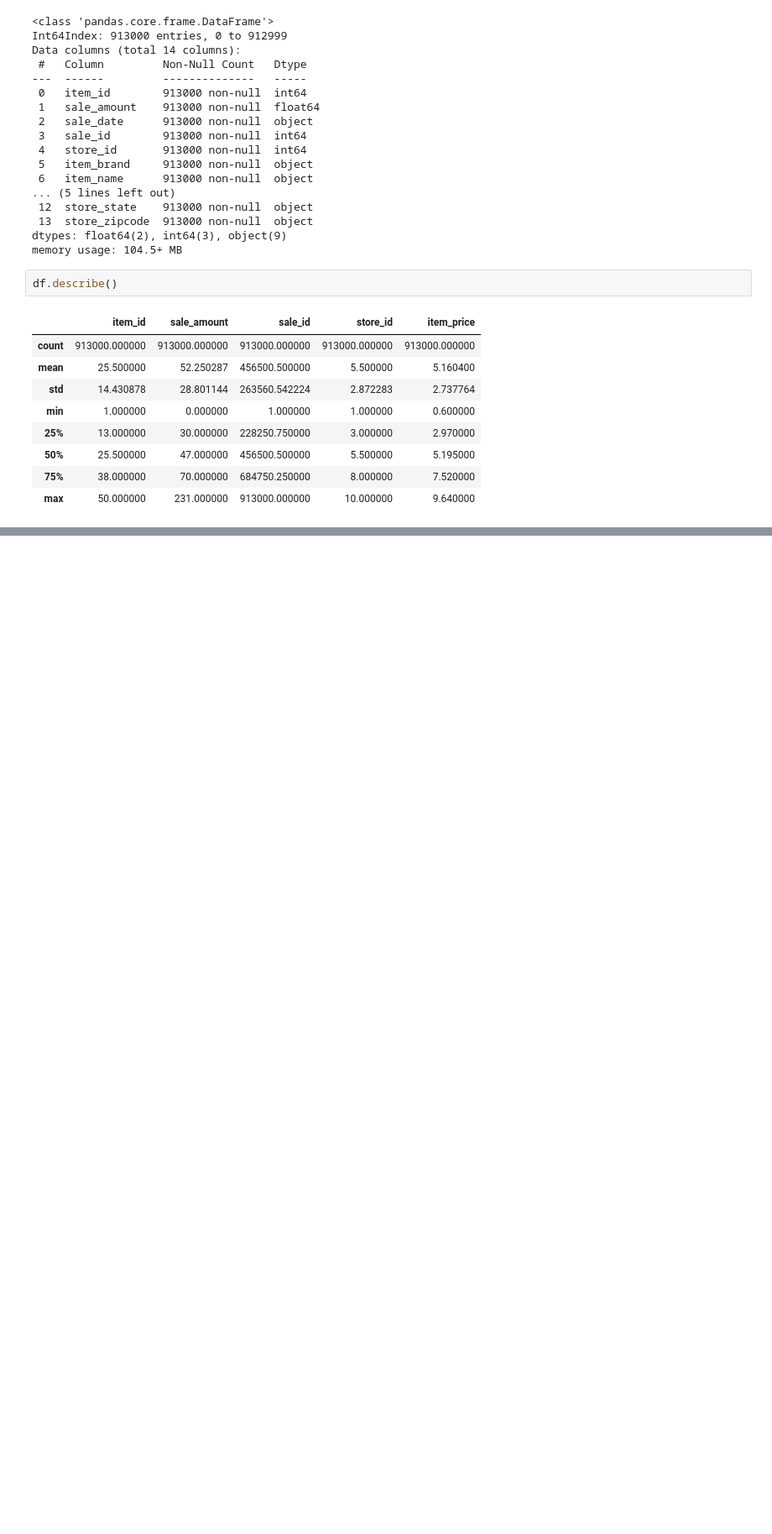
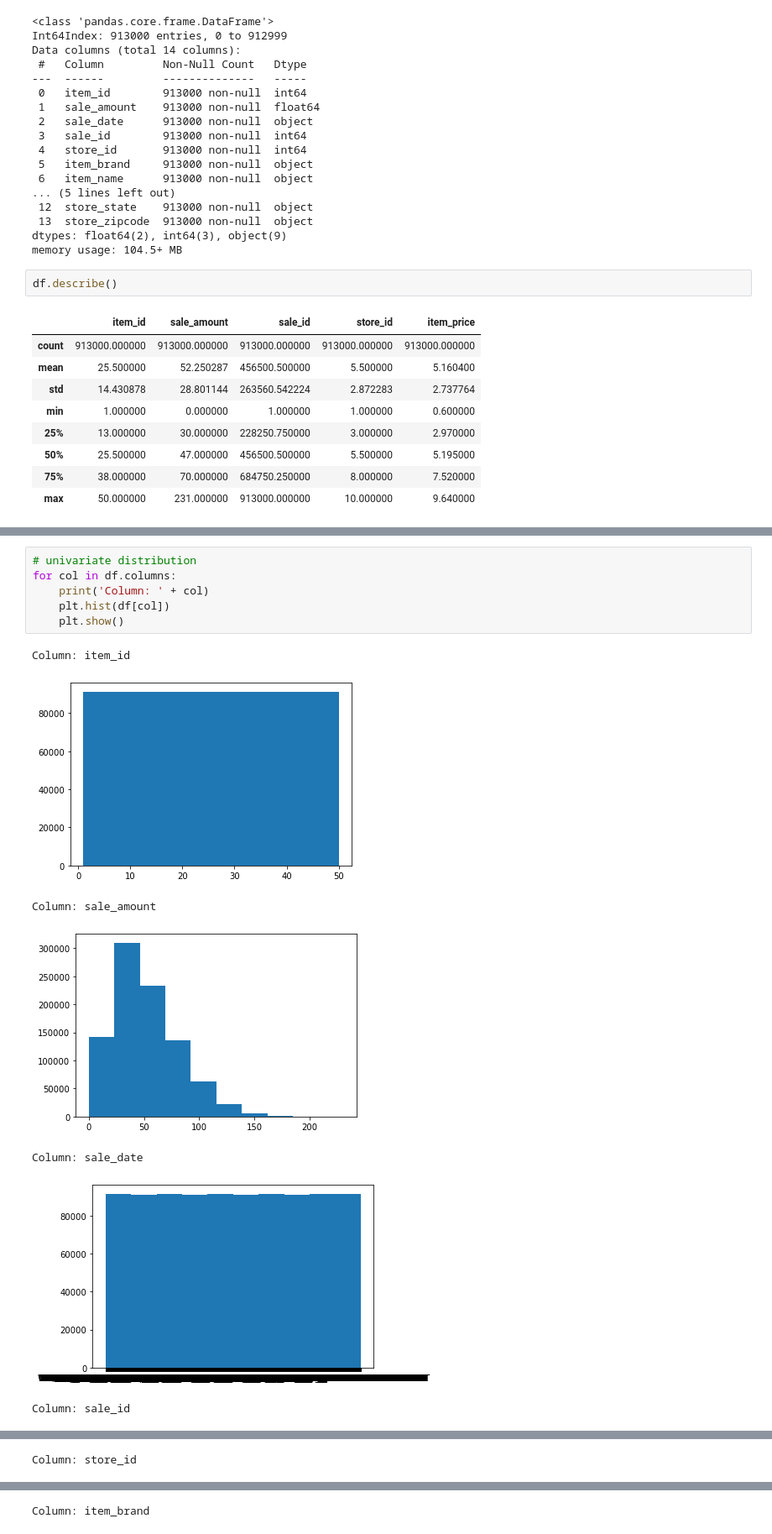
Before and after one commit to BraedenWright/time-series-exercises, a Jupyter notebook: prepare.ipynb, the cells around one changed output, grey strips where cells are left out. Shown: that part at 84% size. Drawn from its saved outputs; the diff is of its cells as text; blank space fills up the shorter version.

```diff
--- a/prepare.ipynb
+++ b/prepare.ipynb
@@ -91,0 +112,14 @@ df.describe()
+# %%
+# univariate distribution
+for col in df.columns:
+    print('Column: ' + col)
+    plt.hist(df[col])
+    plt.show()
+# %% [output]
+Column: item_id
+[figure, added]
+Column: sale_amount
+[figure, added]
+Column: sale_date
+[figure, added]
+Column: sale_id
@@ -91,0 +127 @@ df.describe()
+Column: store_id
@@ -91,0 +129 @@ df.describe()
+Column: item_brand
```
Also changed, not shown: parts of 23 cells of this notebook, 2 other files.
